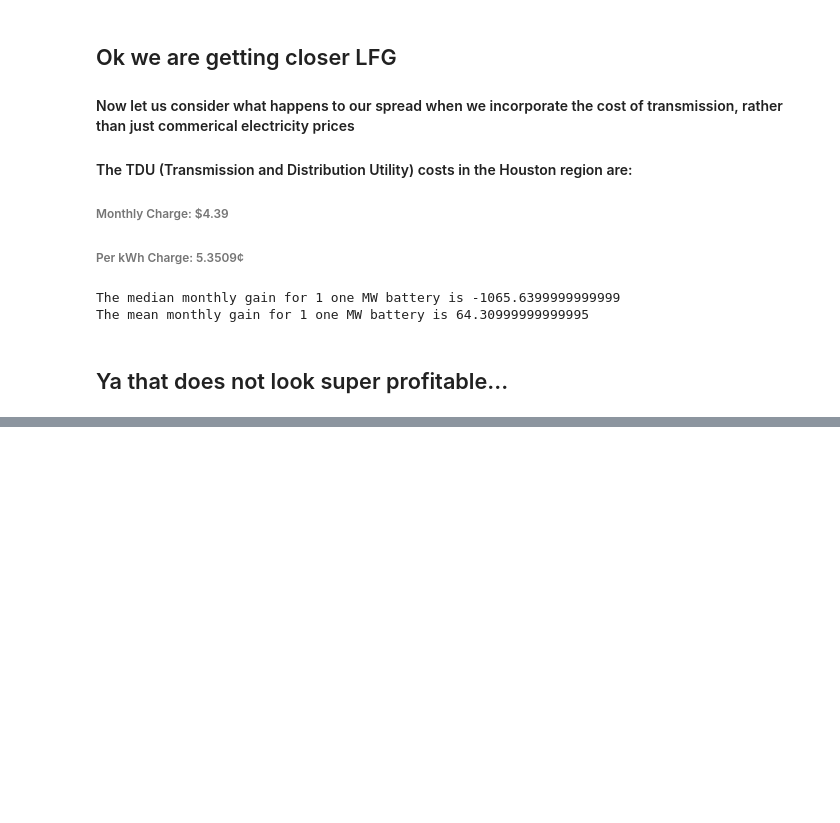
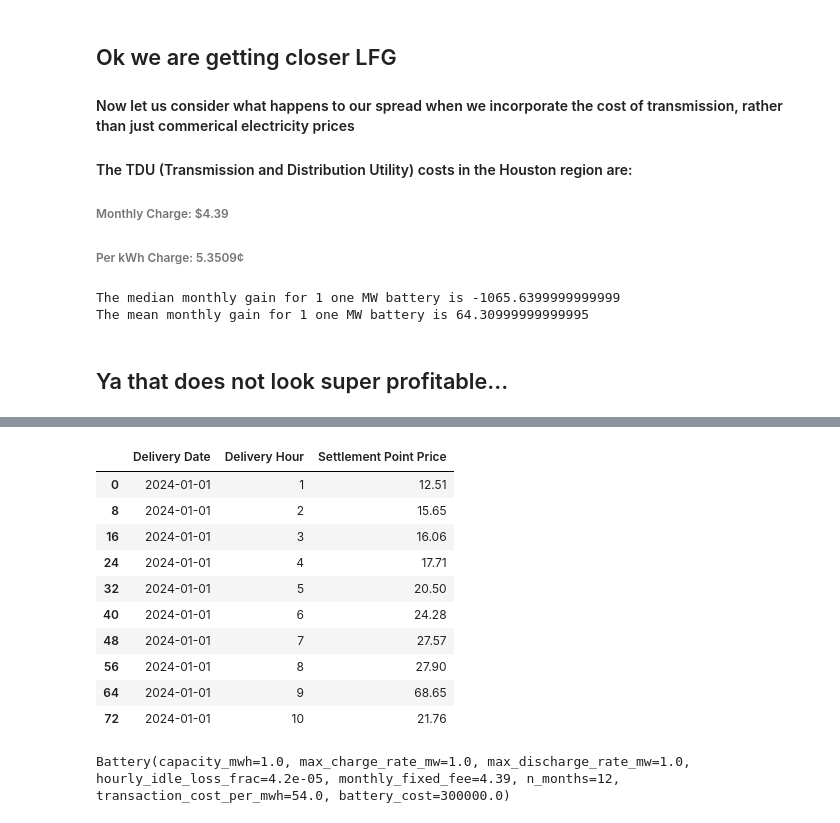
Before and after one commit to dsteffes133/Battery-Project, a Jupyter notebook: SPPsDATA.ipynb, the cells around one changed output, grey strips where cells are left out. Cells and saved outputs as stored; diff of their text form; code cells hidden in the pictures; blank space fills up the shorter version.

```diff
--- a/SPPsDATA.ipynb
+++ b/SPPsDATA.ipynb
@@ -465,0 +549,15 @@ The mean monthly gain for 1 one MW battery is 64.30999999999995
+# %%
+df1 = df[['Delivery Date', 'Delivery Hour', 'Settlement Point Price']]
+df1.head(10)
+# %% [output]
+|  | Delivery Date | Delivery Hour | Settlement Point Price |
+| 0 | 2024-01-01 | 1 | 12.51 |
+| 8 | 2024-01-01 | 2 | 15.65 |
+| 16 | 2024-01-01 | 3 | 16.06 |
+| 24 | 2024-01-01 | 4 | 17.71 |
+| 32 | 2024-01-01 | 5 | 20.50 |
+| 40 | 2024-01-01 | 6 | 24.28 |
+| 48 | 2024-01-01 | 7 | 27.57 |
+| 56 | 2024-01-01 | 8 | 27.90 |
+| 64 | 2024-01-01 | 9 | 68.65 |
+| 72 | 2024-01-01 | 10 | 21.76 |
@@ -465,0 +590,16 @@ The mean monthly gain for 1 one MW battery is 64.30999999999995
+# %%
+ my_battery = Battery(
+    capacity_mwh=1.0,
+    max_charge_rate_mw=1.0,
+    max_discharge_rate_mw=1.0,
+    hourly_idle_loss_frac=0.000042,
+    monthly_fixed_fee=4.39,
+    n_months=12,
+    transaction_cost_per_mwh=54.0,
+    battery_cost=300000.0
+)
+
+
+print(my_battery)
+# %% [output]
+Battery(capacity_mwh=1.0, max_charge_rate_mw=1.0, max_discharge_rate_mw=1.0, hourly_idle_loss_frac=4.2e-05, monthly_fixed_fee=4.39, n_months=12, transaction_cost_per_mwh=54.0, battery_cost=300000.0)
```
Also changed, not shown: parts of 19 cells of this notebook.
